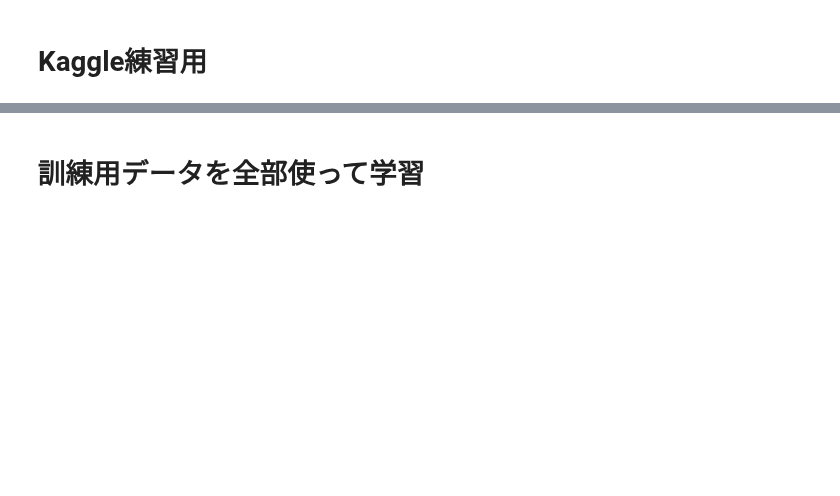
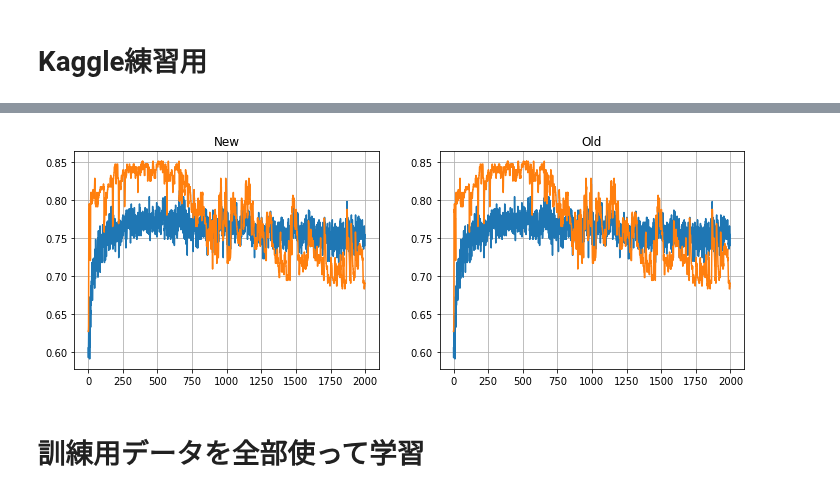
Before and after one commit to t2240013/hello-world, a Jupyter notebook: Titanic/titanic.ipynb, the cells around one changed output, grey strips where cells are left out. Saved outputs shown, nothing was run; the diff lists cells and outputs as text; code cells hidden in the pictures; blank space fills up the shorter version.

```diff
--- a/Titanic/titanic.ipynb
+++ b/Titanic/titanic.ipynb
@@ -95,0 +305,26 @@ del clf
+# %%
+#kinit='glorot_uniform' # Default
+kinit = 'glorot_normal'
+#kinit = 'he_normal'
+
+act = 'relu'
+#act = 'sigmoid'
+
+input_shape = (X_train_scl.shape[1],)
+
+ann = Sequential()
+
+#ann.add(Dropout(0.2, input_shape=input_shape ))
+
+ann.add(Dense(64,kernel_initializer=kinit, activation=act, input_shape=input_shape ) )
+ann.add(Dropout(0.5))
+
+ann.add(Dense(64,kernel_initializer=kinit, activation=act ) )
+ann.add(Dropout(0.5))
+
+ann.add(Dense(1,kernel_initializer=kinit, activation=act ) )
+ann.compile(optimizer='adam',loss='binary_crossentropy', metrics=['accuracy'] )
+
+#ann.compile(optimizer='adam',loss='mean_squared_error', metrics=['accuracy'] )
+
+ann.summary()
@@ -96,2 +349,23 @@ del clf
+# %%
+history = ann.fit(X_train_scl,y_train, batch_size=64, epochs=2000, validation_data=(X_vali_scl, y_vali ), verbose=0 )
+# %%
+hist_back = hist
+hist = history.history
+plt.figure( figsize=(12,4) )
+
+plt.subplot( 121 )
+plt.plot( hist['acc'])
+plt.plot( hist['val_acc'])
+plt.grid()
+plt.title( 'New')
+
+if hist_back is not None:
+    plt.subplot( 122 )
+    plt.plot( hist_back['acc'])
+    plt.plot( hist_back['val_acc'])
+    plt.grid()
+    plt.title( 'Old')
+# %% [output]
+[figure, added]
 # %% [markdown]
 # 訓練用データを全部使って学習
```
Also changed, not shown: parts of 72 cells of this notebook.
